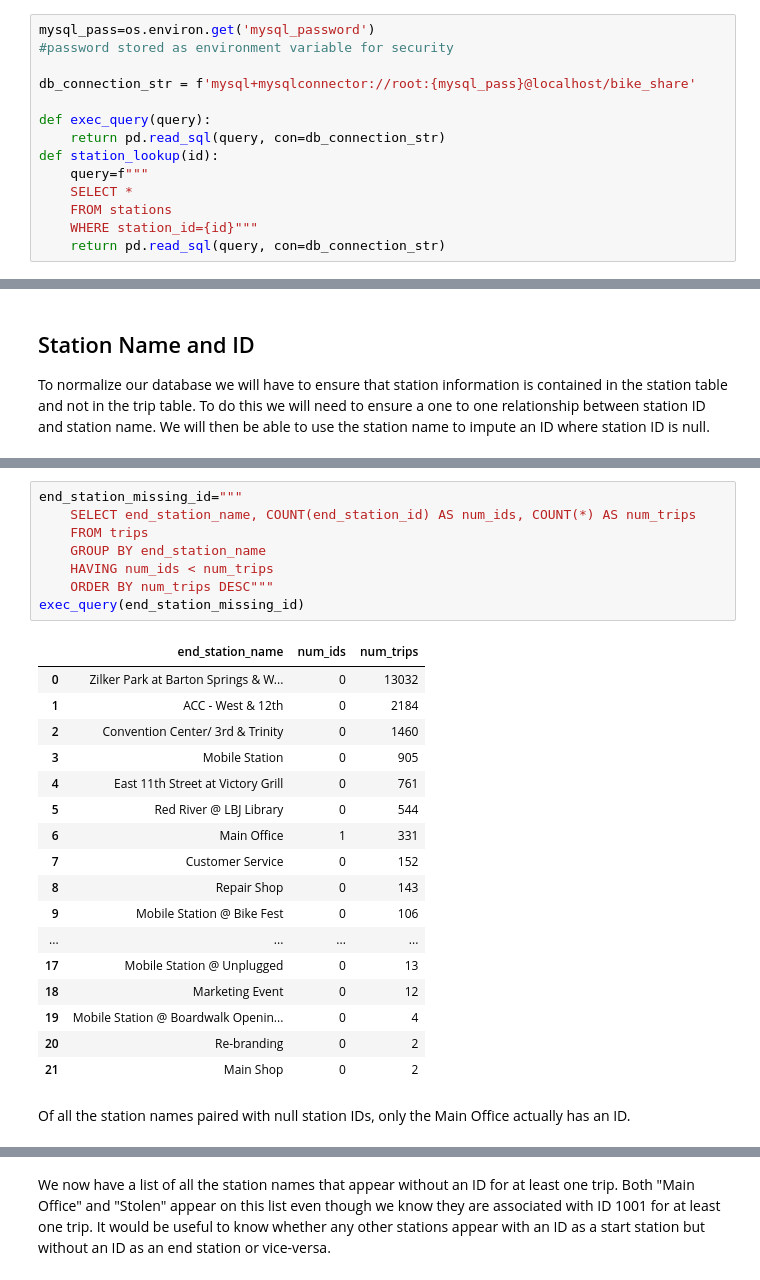
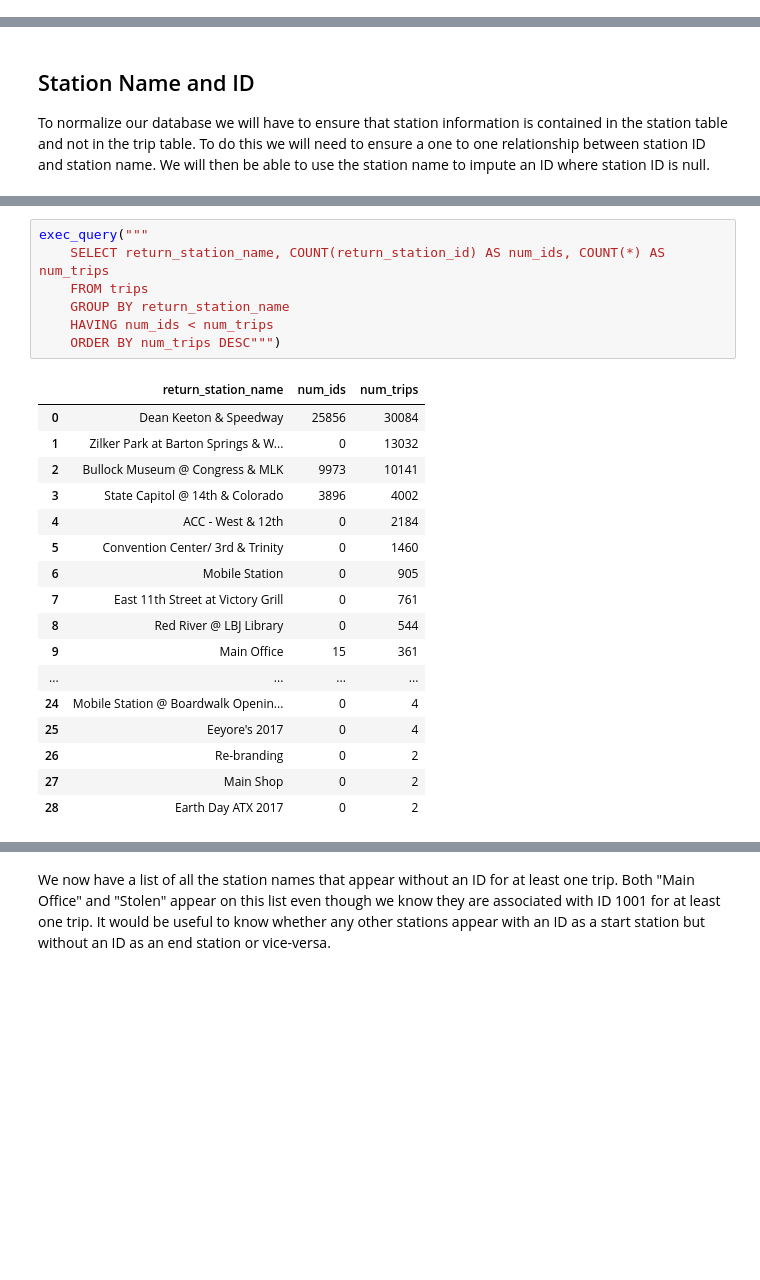
Before and after one commit to MQuigley2/bikeshare, a Jupyter notebook: bikeshare_initial_data_exploration.ipynb, the cells around one changed output, grey strips where cells are left out. Cells and saved outputs as stored; diff of their text form; blank space fills up the shorter version.

```diff
--- a/bikeshare_initial_data_exploration.ipynb
+++ b/bikeshare_initial_data_exploration.ipynb
@@ -6,17 +6,3 @@ import plotly.express as px
-# %%
-mysql_pass=os.environ.get('mysql_password')
-#password stored as environment variable for security
-
-db_connection_str = f'mysql+mysqlconnector://root:{mysql_pass}@localhost/bike_share'
-
-def exec_query(query):
-    return pd.read_sql(query, con=db_connection_str)
-def station_lookup(id):
-    query=f"""
-    SELECT *
-    FROM stations
-    WHERE station_id={id}"""
-    return pd.read_sql(query, con=db_connection_str)
 # %%
 exec_query('SELECT * FROM trips LIMIT 10')
 # %% [output]
@@ -339,30 +451,27 @@ exec_query(start_station_missing_id)
 # %%
-end_station_missing_id="""
-    SELECT end_station_name, COUNT(end_station_id) AS num_ids, COUNT(*) AS num_trips
+exec_query("""
+    SELECT return_station_name, COUNT(return_station_id) AS num_ids, COUNT(*) AS num_trips
     FROM trips
-    GROUP BY end_station_name
+    GROUP BY return_station_name
     HAVING num_ids < num_trips
-    ORDER BY num_trips DESC"""
-exec_query(end_station_missing_id)
+    ORDER BY num_trips DESC""")
 # %% [output]
-|  | end_station_name | num_ids | num_trips |
-| 0 | Zilker Park at Barton Springs & W... | 0 | 13032 |
-| 1 | ACC - West & 12th | 0 | 2184 |
-| 2 | Convention Center/ 3rd & Trinity | 0 | 1460 |
-| 3 | Mobile Station | 0 | 905 |
-| 4 | East 11th Street at Victory Grill | 0 | 761 |
-| 5 | Red River @ LBJ Library | 0 | 544 |
-| 6 | Main Office | 1 | 331 |
-| 7 | Customer Service | 0 | 152 |
-| 8 | Repair Shop | 0 | 143 |
-| 9 | Mobile Station @ Bike Fest | 0 | 106 |
+|  | return_station_name | num_ids | num_trips |
+| 0 | Dean Keeton & Speedway | 25856 | 30084 |
+| 1 | Zilker Park at Barton Springs & W... | 0 | 13032 |
+| 2 | Bullock Museum @ Congress & MLK | 9973 | 10141 |
+| 3 | State Capitol @ 14th & Colorado | 3896 | 4002 |
+| 4 | ACC - West & 12th | 0 | 2184 |
+| 5 | Convention Center/ 3rd & Trinity | 0 | 1460 |
+| 6 | Mobile Station | 0 | 905 |
+| 7 | East 11th Street at Victory Grill | 0 | 761 |
+| 8 | Red River @ LBJ Library | 0 | 544 |
+| 9 | Main Office | 15 | 361 |
 | ... | ... | ... | ... |
-| 17 | Mobile Station @ Unplugged | 0 | 13 |
-| 18 | Marketing Event | 0 | 12 |
-| 19 | Mobile Station @ Boardwalk Openin... | 0 | 4 |
-| 20 | Re-branding | 0 | 2 |
-| 21 | Main Shop | 0 | 2 |
+| 24 | Mobile Station @ Boardwalk Openin... | 0 | 4 |
+| 25 | Eeyore's 2017 | 0 | 4 |
+| 26 | Re-branding | 0 | 2 |
+| 27 | Main Shop | 0 | 2 |
+| 28 | Earth Day ATX 2017 | 0 | 2 |
-# %% [markdown]
-Of all the station names paired with null station IDs, only the Main Office actually has an ID.
 # %%
 stations_without_id_query="""
```
Also changed, not shown: parts of 59 cells of this notebook, 2 other files.
